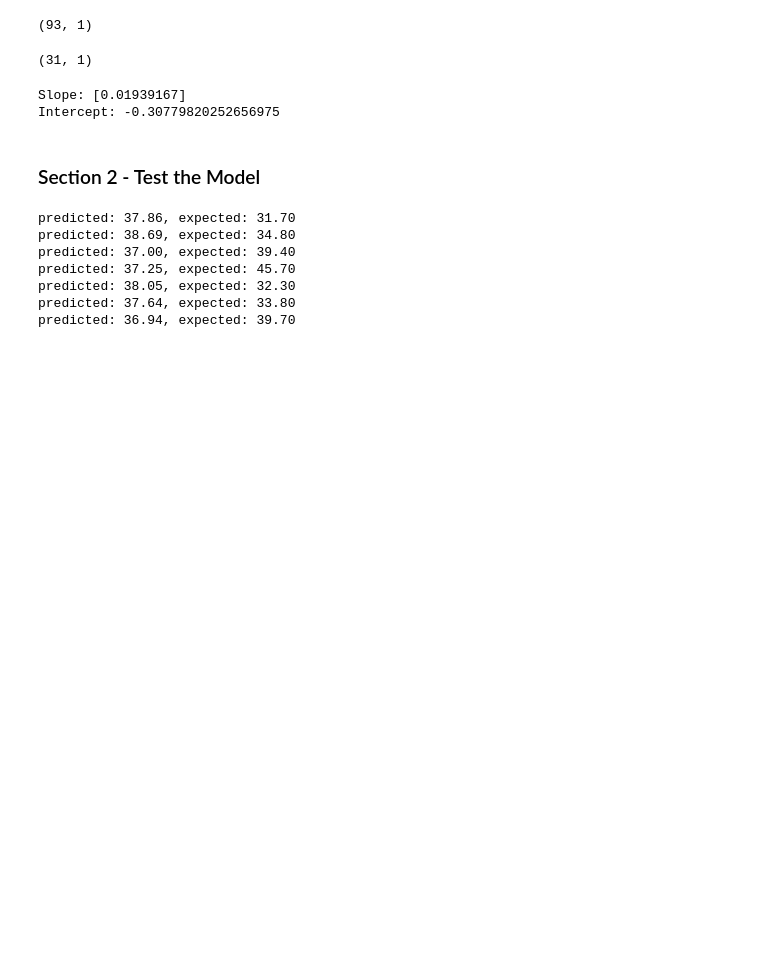
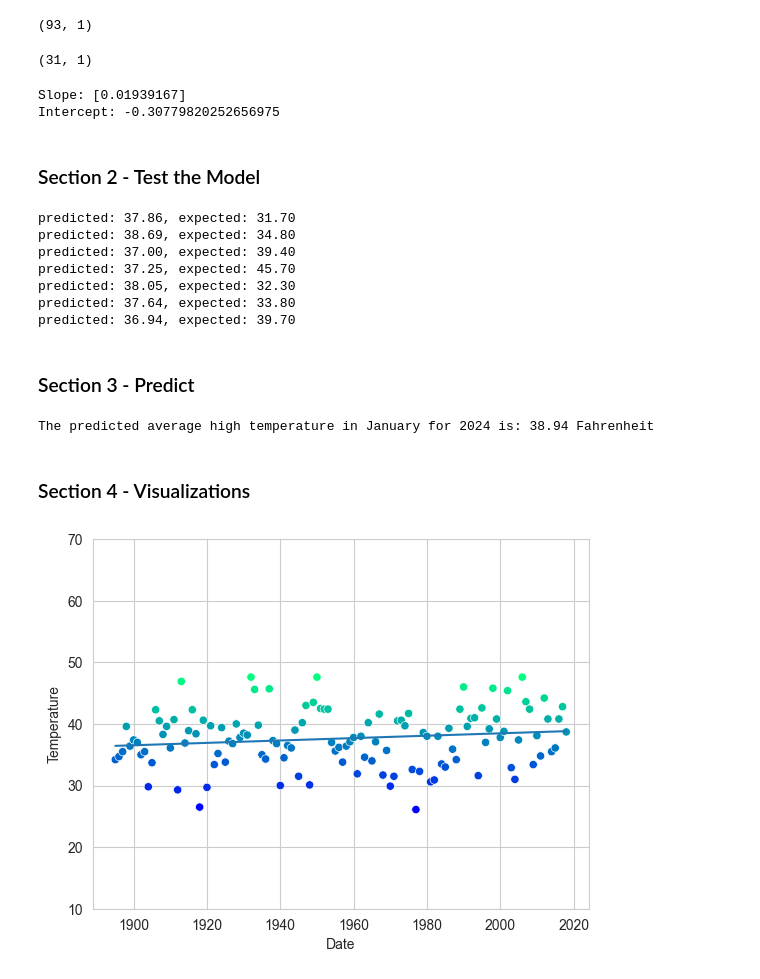
Before and after one commit to DMill31/datafun-07-ml, a Jupyter notebook: miller_ml.ipynb, the cells around one changed output. Cells and saved outputs as stored; diff of their text form; code cells hidden in the pictures; blank space fills up the shorter version.

```diff
--- a/miller_ml.ipynb
+++ b/miller_ml.ipynb
@@ -166,3 +166,29 @@ predicted: 37.25, expected: 45.70
 predicted: 38.05, expected: 32.30
 predicted: 37.64, expected: 33.80
 predicted: 36.94, expected: 39.70
+# %% [markdown]
+### Section 3 - Predict
+# %%
+# Predict the average high temperature in January for 2024
+
+predict = (lambda x: linear_regression.coef_ * x + linear_regression.intercept_)
+
+predicted_temp = predict(2024)
+print(f'The predicted average high temperature in January for 2024 is: {predicted_temp[0]:.2f} Fahrenheit')
+# %% [output]
+The predicted average high temperature in January for 2024 is: 38.94 Fahrenheit
+# %% [markdown]
+### Section 4 - Visualizations
+# %%
+# Use Seaborn to create a scatter plot with a regression line
+
+axes = sns.scatterplot(data=nyc_df, x='Date', y='Temperature', hue='Temperature', palette='winter', legend=False)
+axes.set_ylim(10, 70)
+
+x = np.array([min(nyc_df.Date.values), max(nyc_df.Date.values)])
+y = predict(x)
+plt.plot(x, y)
+
+plt.show()
+# %% [output]
+[figure, added]
```
